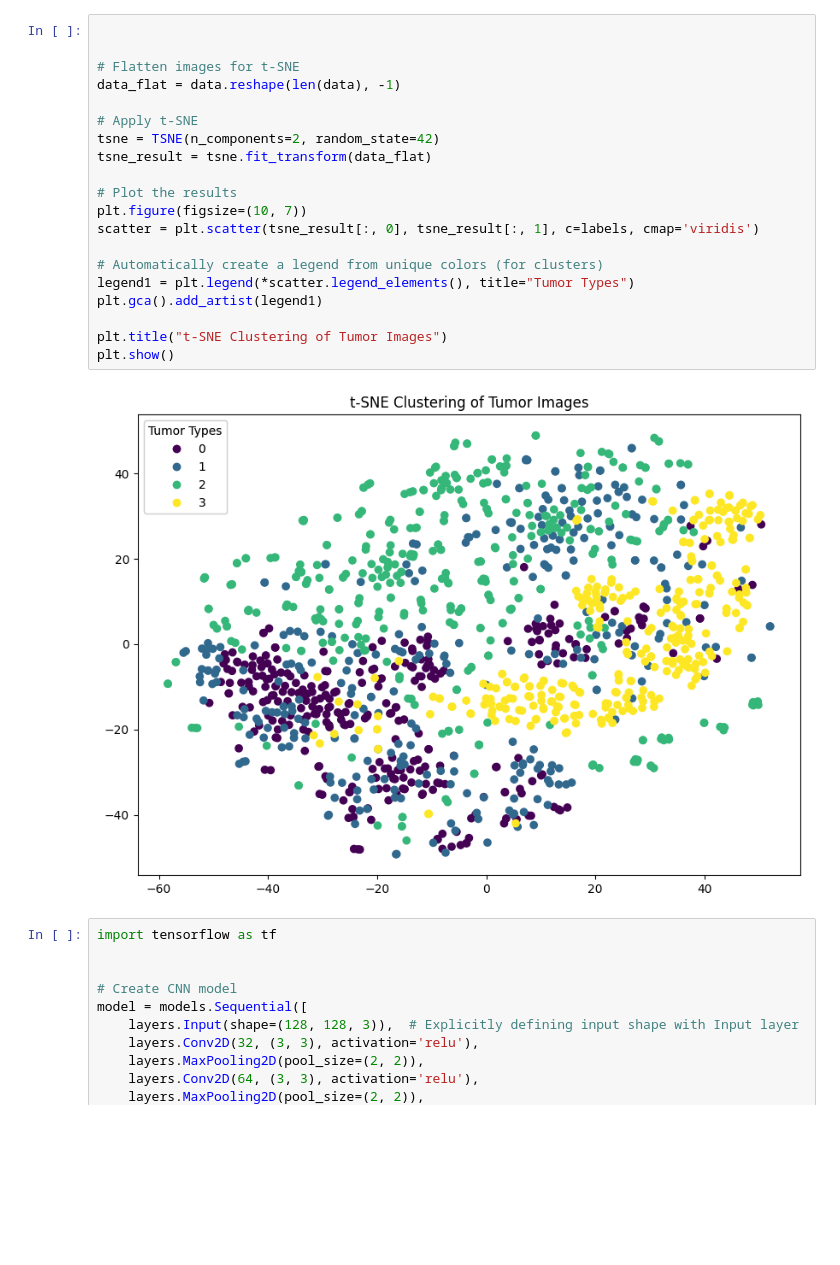
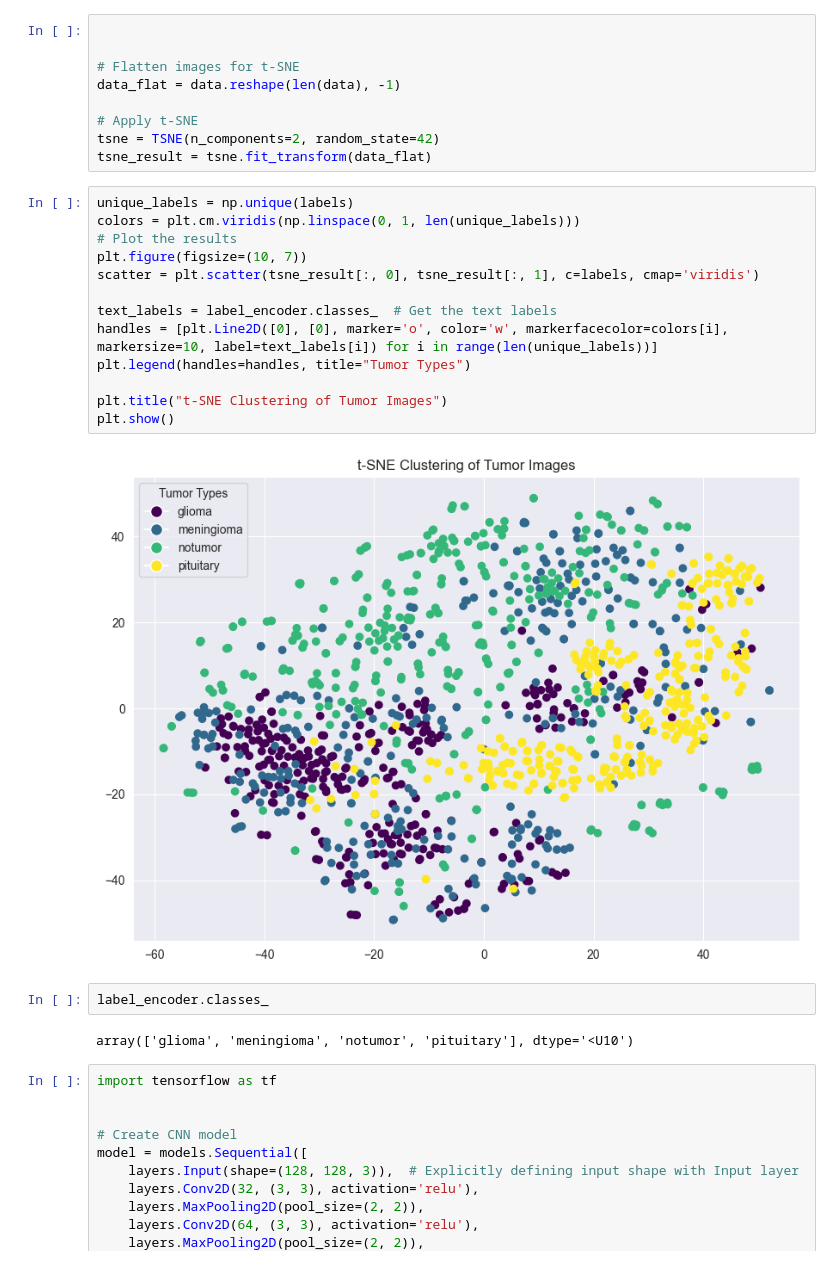
Before and after one commit to Mohammedks713/ISYE6740_Project, a Jupyter notebook: data_exploration.ipynb, the cells around one changed output. Saved outputs shown, nothing was run; the diff lists cells and outputs as text; blank space fills up the shorter version.

```diff
--- a/data_exploration.ipynb
+++ b/data_exploration.ipynb
@@ -44,25 +42,31 @@ labels = label_encoder.fit_transform(labels)
+# %%
+
+
+# Flatten images for t-SNE
+data_flat = data.reshape(len(data), -1)
+
+# Apply t-SNE
+tsne = TSNE(n_components=2, random_state=42)
+tsne_result = tsne.fit_transform(data_flat)
 # %%
-
-
-# Flatten images for t-SNE
-data_flat = data.reshape(len(data), -1)
-
-# Apply t-SNE
-tsne = TSNE(n_components=2, random_state=42)
-tsne_result = tsne.fit_transform(data_flat)
-
+unique_labels = np.unique(labels)
+colors = plt.cm.viridis(np.linspace(0, 1, len(unique_labels)))
 # Plot the results
 plt.figure(figsize=(10, 7))
 scatter = plt.scatter(tsne_result[:, 0], tsne_result[:, 1], c=labels, cmap='viridis')
 
-# Automatically create a legend from unique colors (for clusters)
-legend1 = plt.legend(*scatter.legend_elements(), title="Tumor Types")
-plt.gca().add_artist(legend1)
+text_labels = label_encoder.classes_  # Get the text labels
+handles = [plt.Line2D([0], [0], marker='o', color='w', markerfacecolor=colors[i], markersize=10, label=text_labels[i]) for i in range(len(unique_labels))]
+plt.legend(handles=handles, title="Tumor Types")
 
 plt.title("t-SNE Clustering of Tumor Images")
 plt.show()
 # %% [output]
-[figure, old version]
+[figure, new version]
+# %%
+label_encoder.classes_
+# %% [output]
+array(['glioma', 'meningioma', 'notumor', 'pituitary'], dtype='<U10')
 # %%
 import tensorflow as tf
 
```
Also changed, not shown: parts of 7 cells of this notebook.
